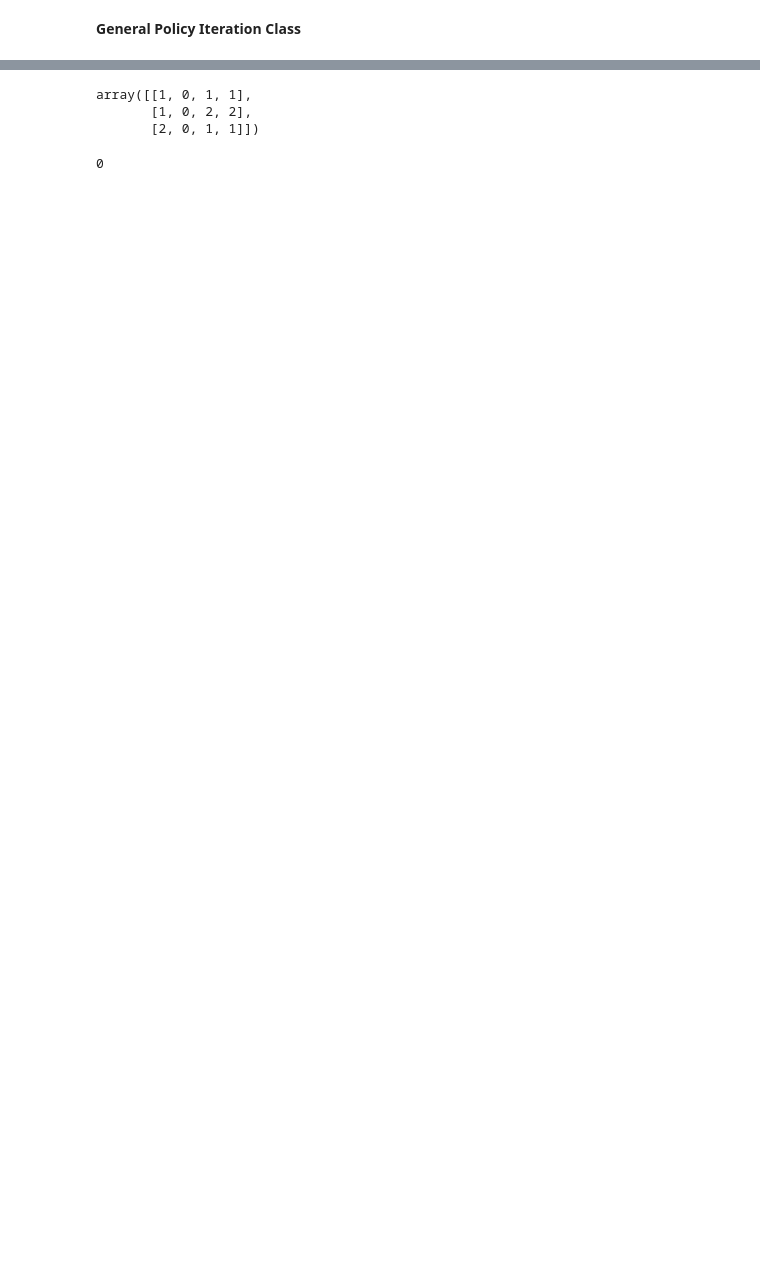
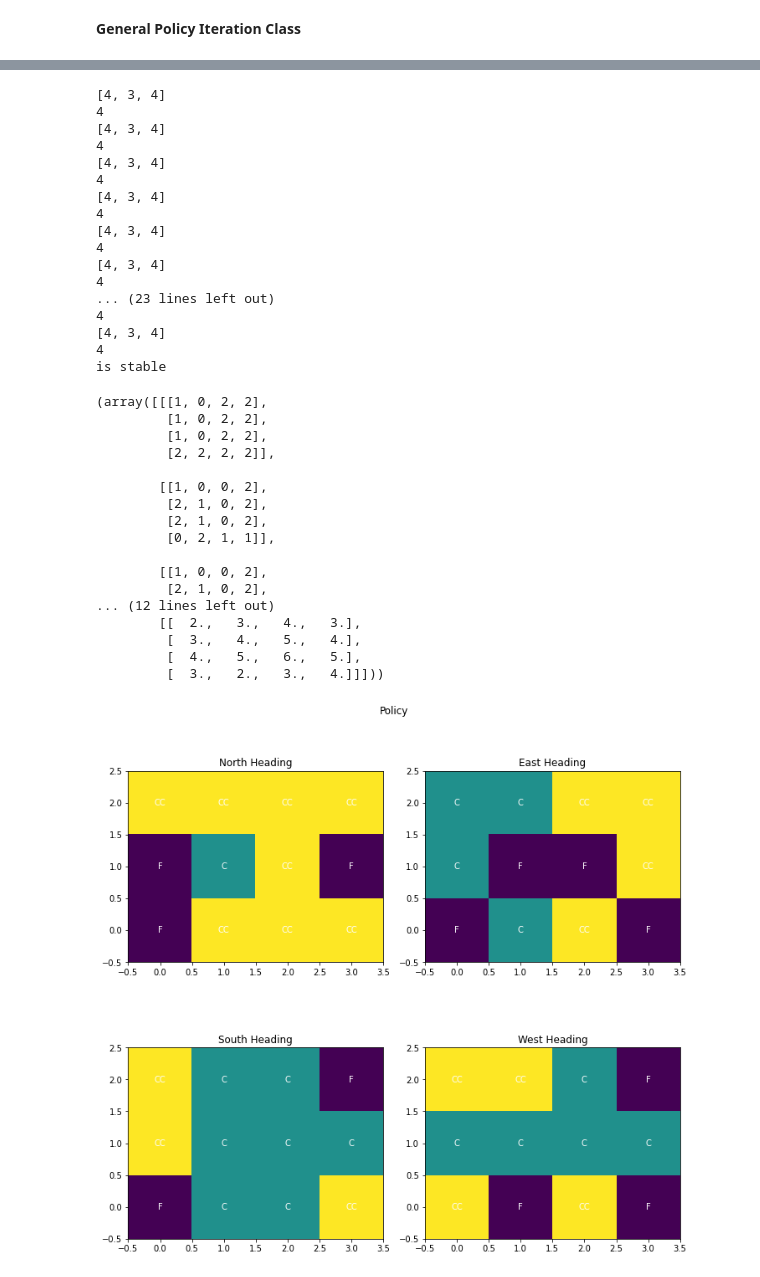
Before and after one commit to LeonY117/COMP0037, a Jupyter notebook: Question3/dummy3.ipynb, the cells around one changed output, grey strips where cells are left out. Drawn from its saved outputs; the diff is of its cells as text; code cells hidden in the pictures; blank space fills up the shorter version.

Commit message:
finished value iteration

```diff
--- a/Question3/dummy3.ipynb
+++ b/Question3/dummy3.ipynb
@@ -205,10 +293,38 @@ policy, value = gpi.policy_iteration()
-# %%
-policy[:, :, 1]
-# %% [output]
-array([[1, 0, 1, 1],
-       [1, 0, 2, 2],
-       [2, 0, 1, 1]])
-# %%
-policy[2, 1, 1]
-# %% [output]
-0
+# %%
+gpi.policy_iteration()
+# %% [output]
+[4, 3, 4]
+4
+[4, 3, 4]
+4
+[4, 3, 4]
+4
+[4, 3, 4]
+4
+[4, 3, 4]
+4
+[4, 3, 4]
+4
+... (23 lines left out)
+4
+[4, 3, 4]
+4
+is stable
+(array([[[1, 0, 2, 2],
+         [1, 0, 2, 2],
+         [1, 0, 2, 2],
+         [2, 2, 2, 2]],
+
+        [[1, 0, 0, 2],
+         [2, 1, 0, 2],
+         [2, 1, 0, 2],
+         [0, 2, 1, 1]],
+
+        [[1, 0, 0, 2],
+         [2, 1, 0, 2],
+... (12 lines left out)
+        [[  2.,   3.,   4.,   3.],
+         [  3.,   4.,   5.,   4.],
+         [  4.,   5.,   6.,   5.],
+         [  3.,   2.,   3.,   4.]]]))
+[figure, added]
```
Also changed, not shown: parts of 7 cells of this notebook, 2 other files.
